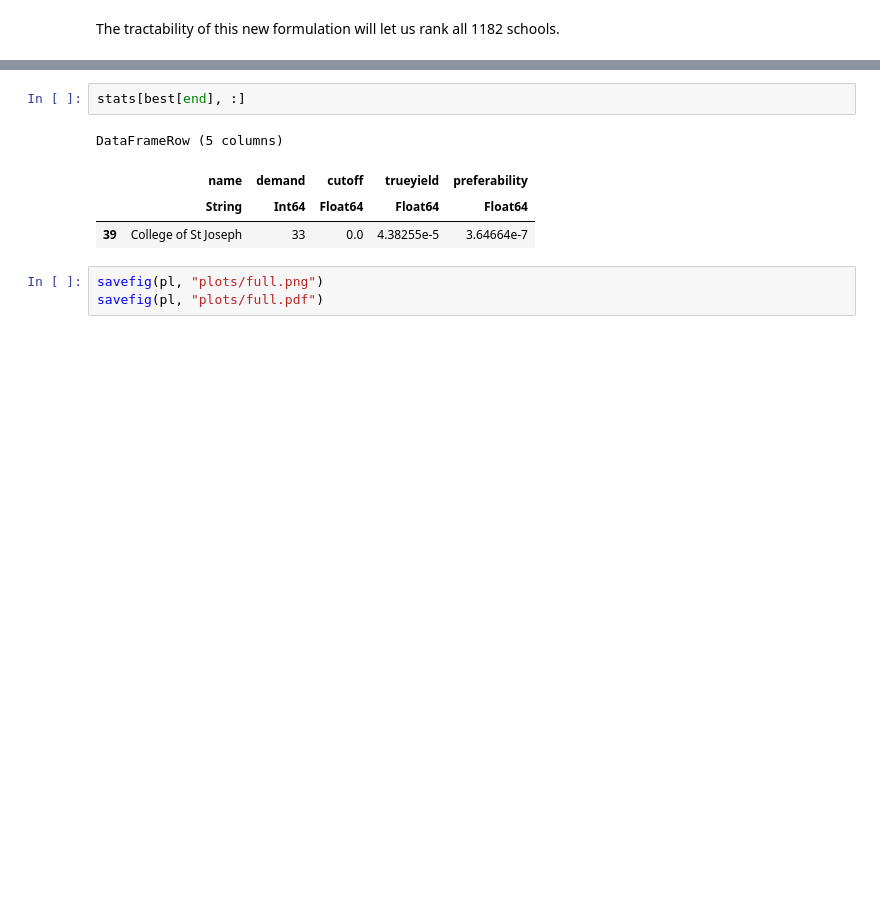
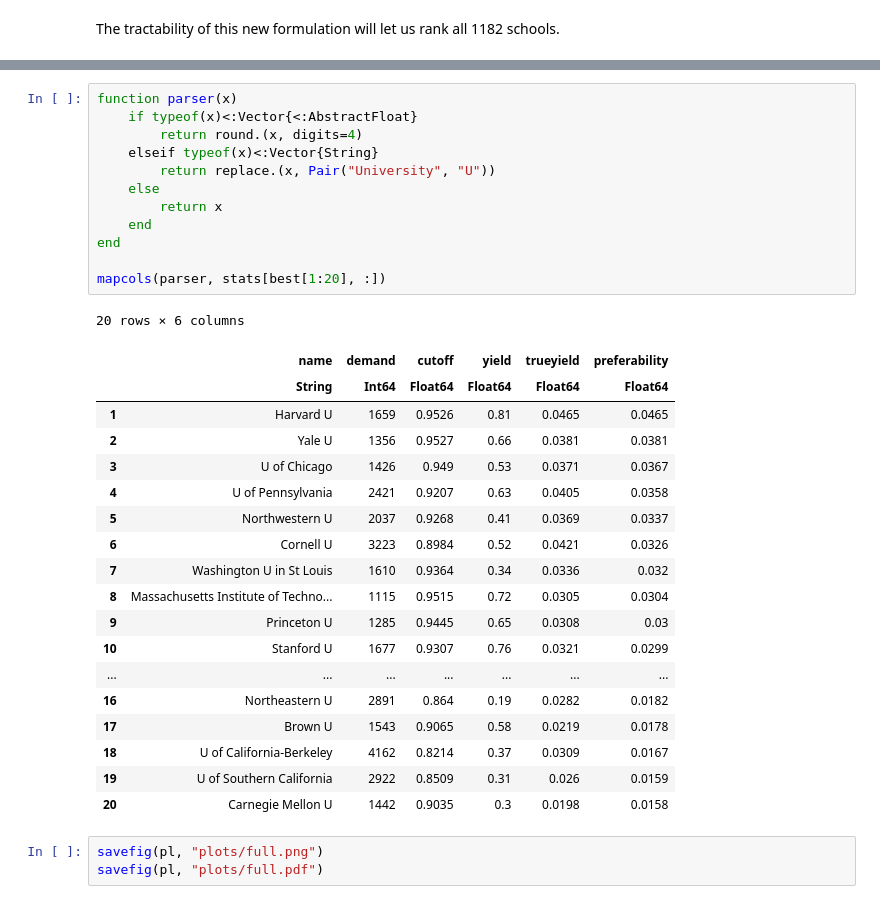
Before and after one commit to maxkapur/StudentPrefsRevOpt, a Jupyter notebook: 2_ReverseOptimization.ipynb, the cells around one changed output, grey strips where cells are left out. Saved outputs shown, nothing was run; the diff lists cells and outputs as text; blank space fills up the shorter version.

```diff
--- a/2_ReverseOptimization.ipynb
+++ b/2_ReverseOptimization.ipynb
@@ -372,10 +405,35 @@ pl
-# %%
-stats[best[end], :]
-# %% [output]
-DataFrameRow (5 columns)
-|  | name | demand | cutoff | trueyield | preferability |
-|  | String | Int64 | Float64 | Float64 | Float64 |
-| 39 | College of St Joseph | 33 | 0.0 | 4.38255e-5 | 3.64664e-7 |
+# %%
+function parser(x)
+    if typeof(x)<:Vector{<:AbstractFloat}
+        return round.(x, digits=4)
+    elseif typeof(x)<:Vector{String}
+        return replace.(x, Pair("University", "U"))
+    else
+        return x
+    end
+end
+
+mapcols(parser, stats[best[1:20], :])
+# %% [output]
+20 rows × 6 columns
+|  | name | demand | cutoff | yield | trueyield | preferability |
+|  | String | Int64 | Float64 | Float64 | Float64 | Float64 |
+| 1 | Harvard U | 1659 | 0.9526 | 0.81 | 0.0465 | 0.0465 |
+| 2 | Yale U | 1356 | 0.9527 | 0.66 | 0.0381 | 0.0381 |
+| 3 | U of Chicago | 1426 | 0.949 | 0.53 | 0.0371 | 0.0367 |
+| 4 | U of Pennsylvania | 2421 | 0.9207 | 0.63 | 0.0405 | 0.0358 |
+| 5 | Northwestern U | 2037 | 0.9268 | 0.41 | 0.0369 | 0.0337 |
+| 6 | Cornell U | 3223 | 0.8984 | 0.52 | 0.0421 | 0.0326 |
+| 7 | Washington U in St Louis | 1610 | 0.9364 | 0.34 | 0.0336 | 0.032 |
+| 8 | Massachusetts Institute of Techno... | 1115 | 0.9515 | 0.72 | 0.0305 | 0.0304 |
+| 9 | Princeton U | 1285 | 0.9445 | 0.65 | 0.0308 | 0.03 |
+| 10 | Stanford U | 1677 | 0.9307 | 0.76 | 0.0321 | 0.0299 |
+| ... | ... | ... | ... | ... | ... | ... |
+| 16 | Northeastern U | 2891 | 0.864 | 0.19 | 0.0282 | 0.0182 |
+| 17 | Brown U | 1543 | 0.9065 | 0.58 | 0.0219 | 0.0178 |
+| 18 | U of California-Berkeley | 4162 | 0.8214 | 0.37 | 0.0309 | 0.0167 |
+| 19 | U of Southern California | 2922 | 0.8509 | 0.31 | 0.026 | 0.0159 |
+| 20 | Carnegie Mellon U | 1442 | 0.9035 | 0.3 | 0.0198 | 0.0158 |
 # %%
 savefig(pl, "plots/full.png")
 savefig(pl, "plots/full.pdf")
```
Also changed, not shown: parts of 8 cells of this notebook, 6 other files.
